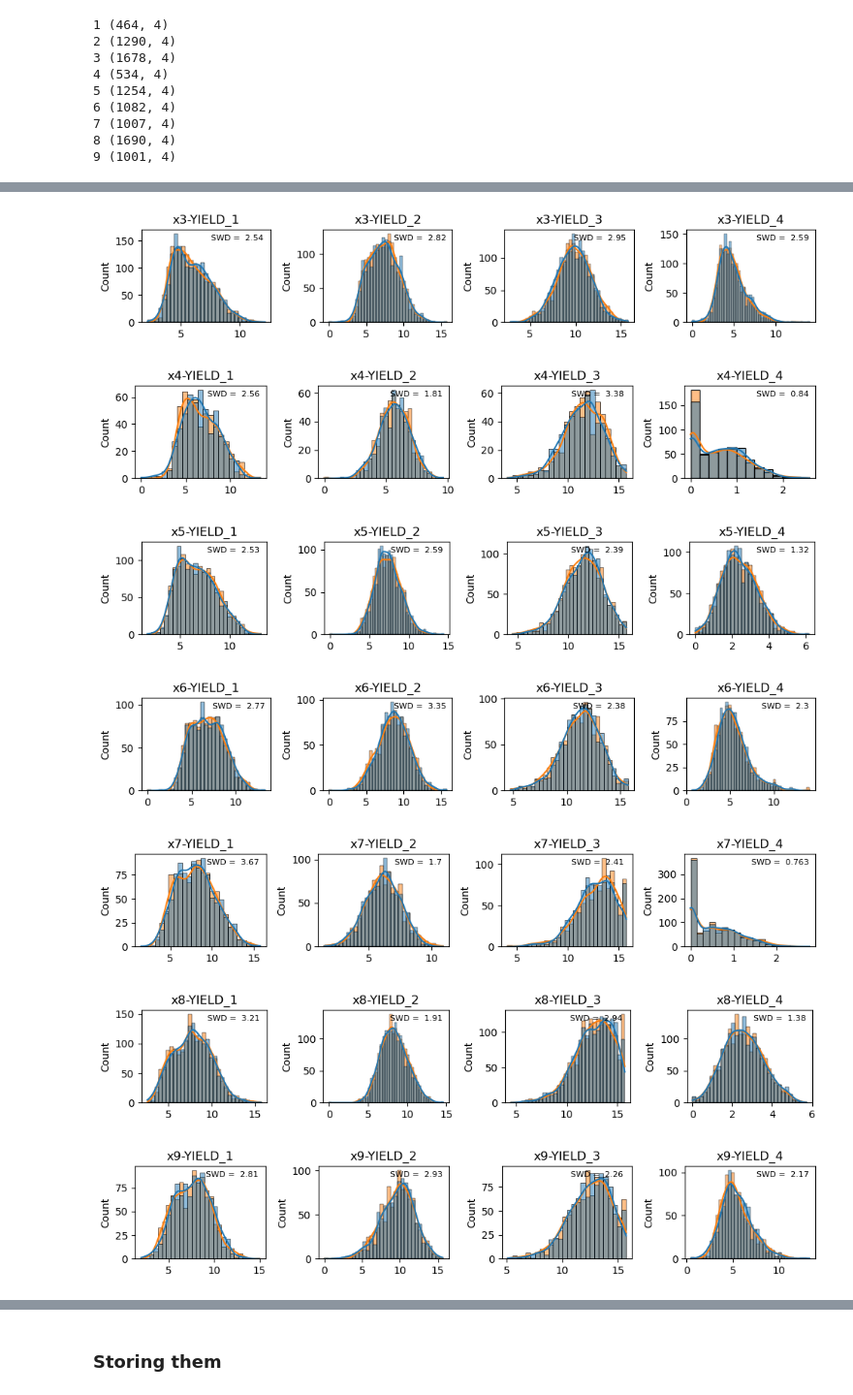
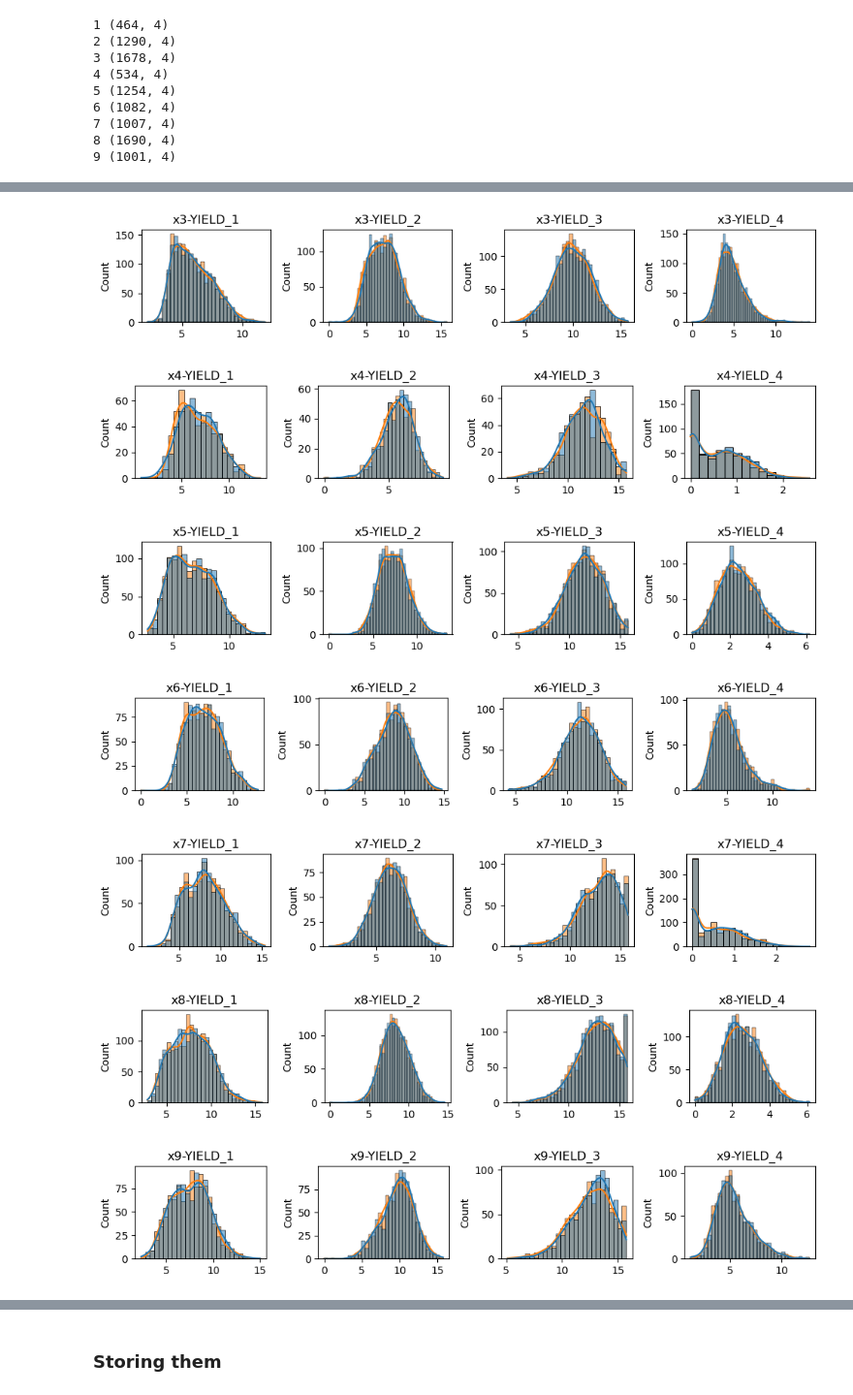
Before and after one commit to FrancoisLbrn/genhack3_crazy_farmers, a Jupyter notebook: matt_GMM.ipynb, the cells around one changed output, grey strips where cells are left out. Shown at 97% size. Drawn from its saved outputs; the diff is of its cells as text; code cells hidden in the pictures.

```diff
--- a/matt_GMM.ipynb
+++ b/matt_GMM.ipynb
@@ -156,8 +158,7 @@ import warnings
 warnings.filterwarnings('ignore', category=UserWarning)
 
 for i in dico:
-    bgm = BayesianGaussianMixture(n_components=15, n_init=10, max_iter=200,
-                                  weight_concentration_prior=0.01) #random_state=42
+    bgm = BayesianGaussianMixture(n_components=15, n_init=10) #random_state=42
     bgm.fit(dico[i]["df"][yields])
     dico[i]["bgm"] = bgm
     dico[i]["bgm_weights"] = bgm.weights_.round(2)
@@ -186,7 +187,7 @@ for i in dico:
 from sklearn.mixture import GaussianMixture
 
 for i in range(1,10):
-    gm = GaussianMixture(n_components=dico[i]["optimal_components"], n_init=20, init_params='k-means++')
+    gm = GaussianMixture(n_components=dico[i]["optimal_components"], n_init=20)
     gm.fit(dico[i]["df"][yields])
     dico[i]["gm"] = gm
     dico[i]["sample"] = gm.sample(len(dico[i]["df"]))[0]
@@ -232,9 +233,6 @@ for dico_number in range(1,10):
         axs[i].set_title(f"x{dico_number}-{yields[i]}")
         SWD = ot.sliced.sliced_wasserstein_distance(np.array([dico[dico_number]["df"][yields[i]]]),
                                                     [dico[dico_number]["sample"][:,i]])
-        x = axs[i].get_xlim()[1] * 0.95  # X-coordinate of annotation (95% of the x-axis limit)
-        y = axs[i].get_ylim()[1] * 0.95
-        axs[i].text(x, y, f"SWD = {SWD: .3}", fontsize=8, ha='right', va='top')
     plt.tight_layout()
     plt.show()
 # %% [output]
@@ -243,10 +241,10 @@ for dico_number in range(1,10):
-[figure, old version]
+[figure, new version]
-[figure, old version]
+[figure, new version]
-[figure, old version]
+[figure, new version]
-[figure, old version]
+[figure, new version]
-[figure, old version]
+[figure, new version]
-[figure, old version]
+[figure, new version]
-[figure, old version]
+[figure, new version]
 # %%
 def weighted_SWD(SWDs):
     s = 0
```
Also changed, not shown: parts of 22 cells of this notebook, 19 other files.
